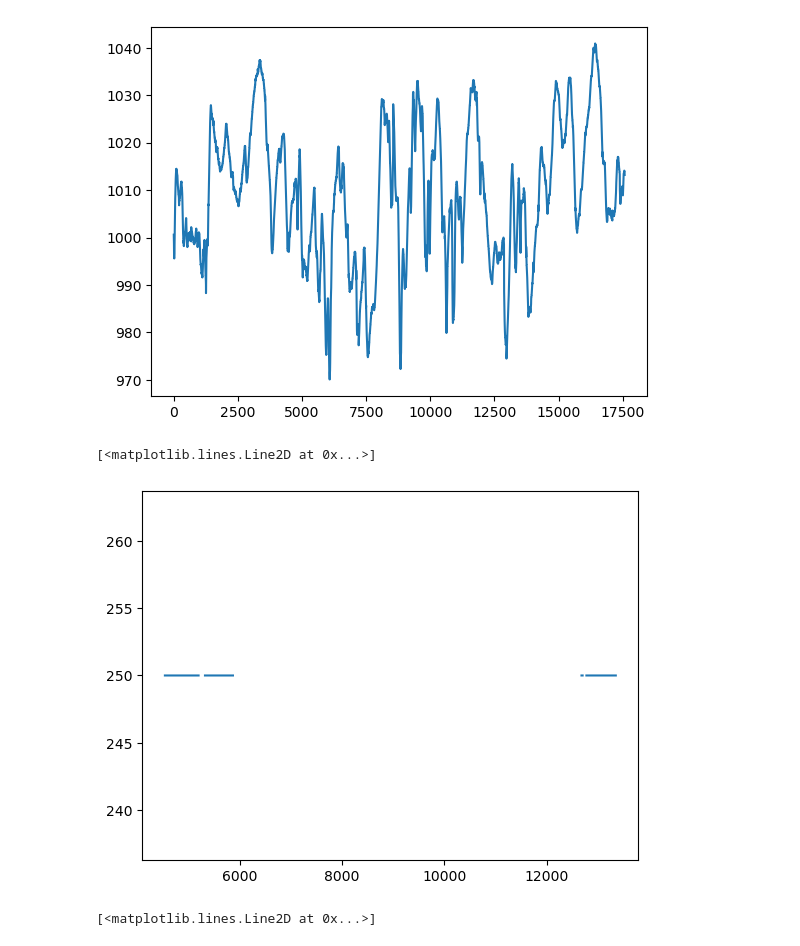
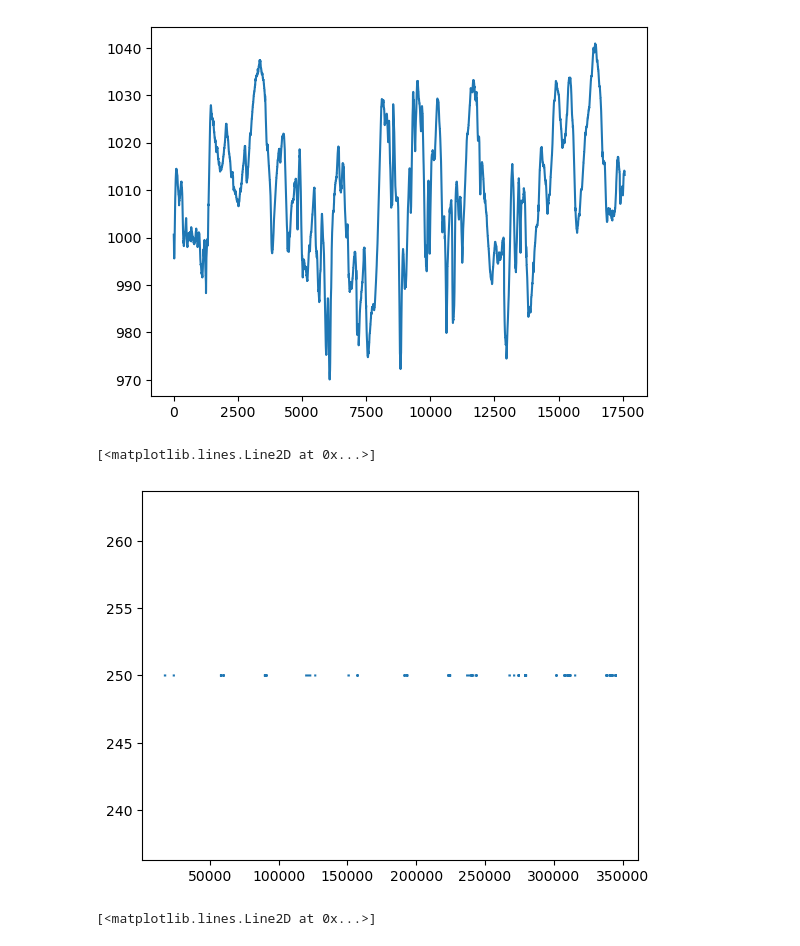
Before and after one commit to CristianoGambirasio/MLProjectNTNU, a Jupyter notebook: data_exploration.ipynb, the cells around one changed output. Saved outputs shown, nothing was run; the diff lists cells and outputs as text; code cells hidden in the pictures.

```diff
--- a/data_exploration.ipynb
+++ b/data_exploration.ipynb
@@ -371,10 +286,10 @@ plt.plot(X_train_estimated_a['sfc_pressure:hPa']) # continuous
 [figure]
 # %%
 #snow_density:kgm3 -> seems always 250 (not significant?)
-plt.plot(X_train_estimated_a['snow_density:kgm3']) # const if snow depth < 60 cm
+plt.plot(all_data['snow_density:kgm3']) # const if snow depth < 60 cm
 # %% [output]
 [<matplotlib.lines.Line2D at 0x...>]
-[figure, old version]
+[figure, new version]
 # %%
 #snow_depth:cm -> snow depth in cm, correlated with snow
 plt.plot(X_train_estimated_a['snow_depth:cm']) # 0 or continuous
```
Also changed, not shown: parts of 41 cells of this notebook.
